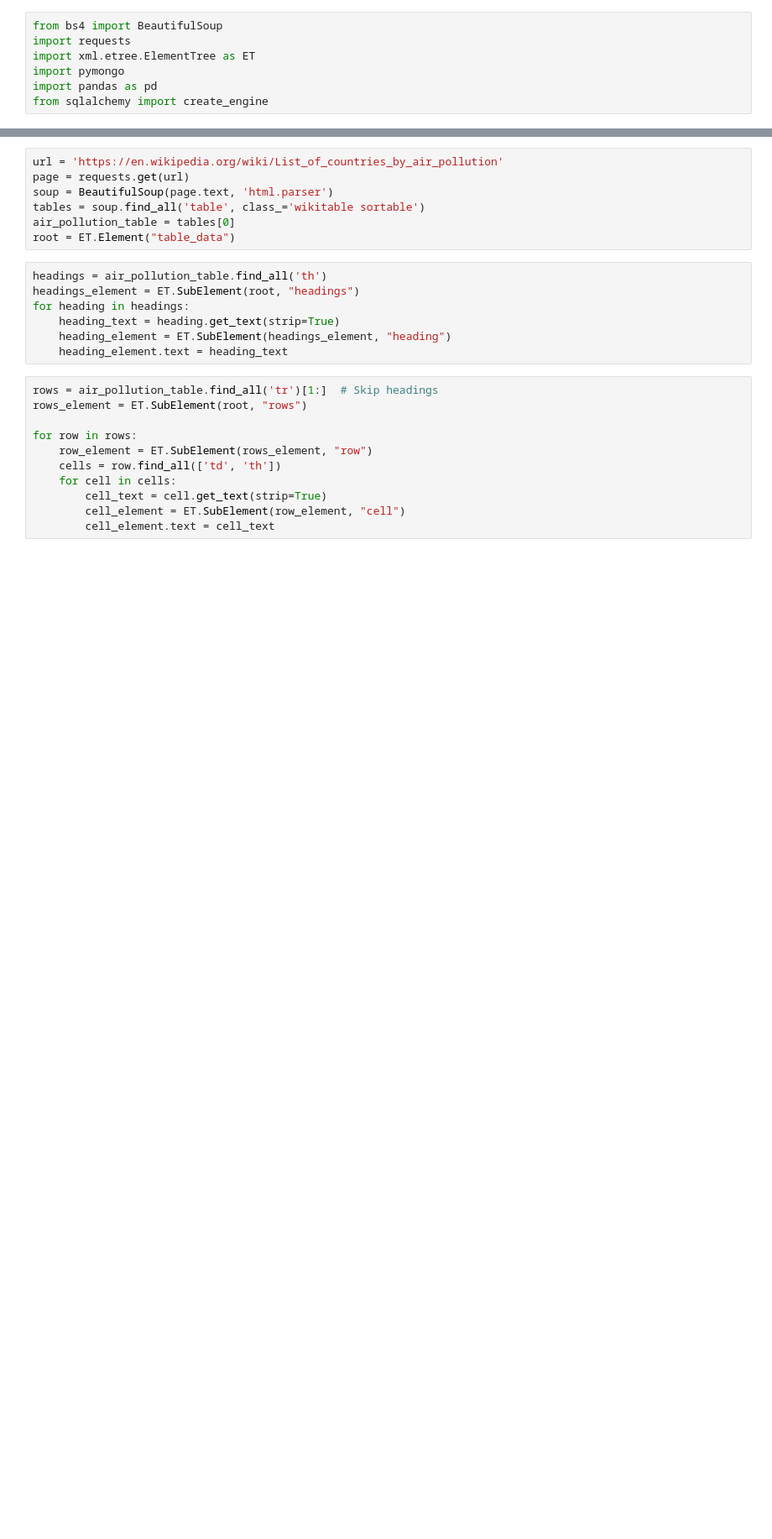
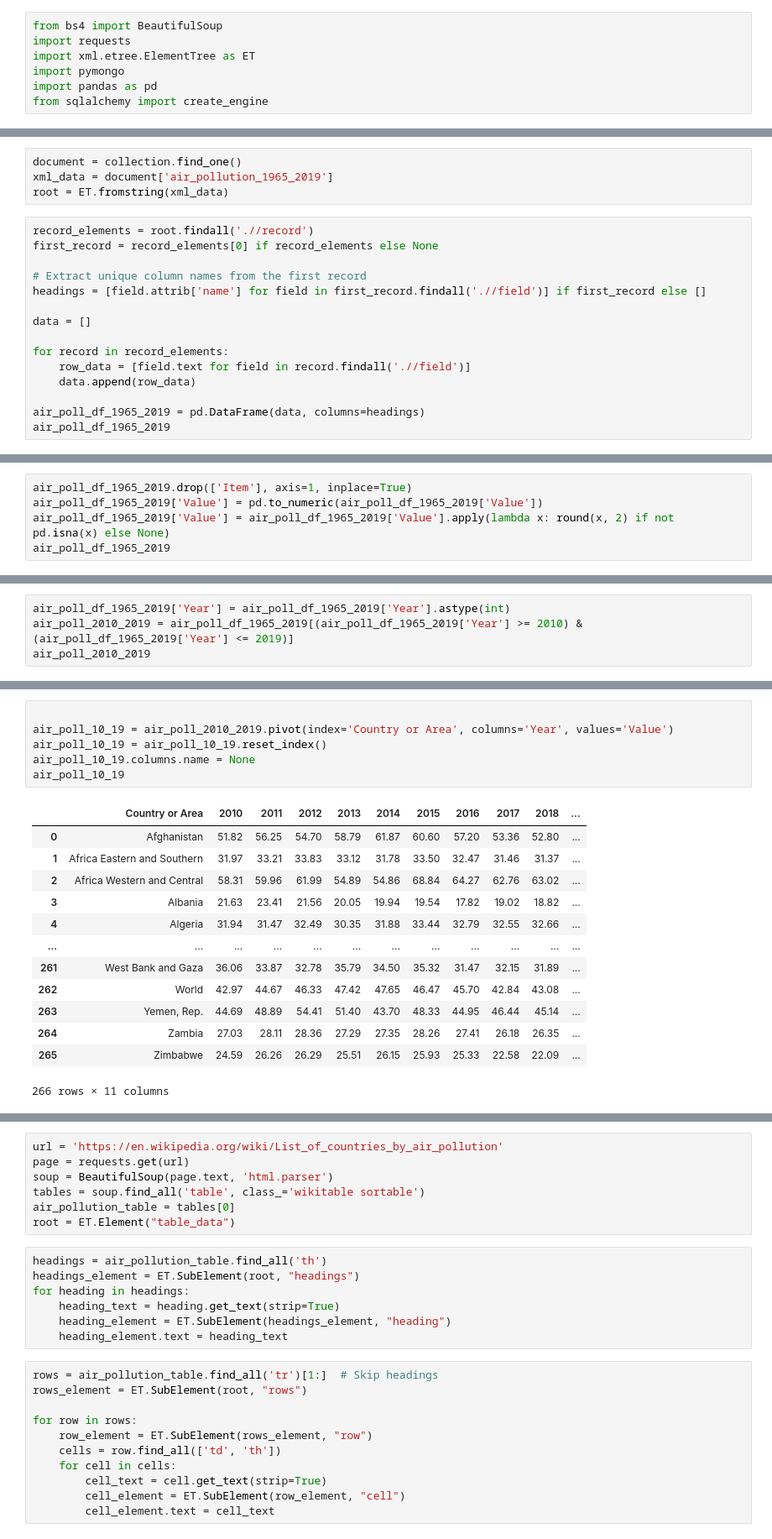
Before and after one commit to BrianRiera/CA_Database-Analytics, a Jupyter notebook: air_pollution..ipynb, the cells around one changed output, grey strips where cells are left out. Shown at 84% size. Saved outputs shown, nothing was run; the diff lists cells and outputs as text; blank space fills up the shorter version.

Commit message:
Xml file with more datapoints for air pollution

```diff
--- a/air_pollution..ipynb
+++ b/air_pollution..ipynb
@@ -7,0 +21,19 @@ from sqlalchemy import create_engine
+# %%
+document = collection.find_one()
+xml_data = document['air_pollution_1965_2019']
+root = ET.fromstring(xml_data)
+# %%
+record_elements = root.findall('.//record')
+first_record = record_elements[0] if record_elements else None
+
+# Extract unique column names from the first record
+headings = [field.attrib['name'] for field in first_record.findall('.//field')] if first_record else []
+
+data = []
+
+for record in record_elements:
+    row_data = [field.text for field in record.findall('.//field')]
+    data.append(row_data)
+
+air_poll_df_1965_2019 = pd.DataFrame(data, columns=headings)
+air_poll_df_1965_2019
@@ -7,0 +54,5 @@ from sqlalchemy import create_engine
+# %%
+air_poll_df_1965_2019.drop(['Item'], axis=1, inplace=True)
+air_poll_df_1965_2019['Value'] = pd.to_numeric(air_poll_df_1965_2019['Value'])
+air_poll_df_1965_2019['Value'] = air_poll_df_1965_2019['Value'].apply(lambda x: round(x, 2) if not pd.isna(x) else None)
+air_poll_df_1965_2019
@@ -7,0 +80,4 @@ from sqlalchemy import create_engine
+# %%
+air_poll_df_1965_2019['Year'] = air_poll_df_1965_2019['Year'].astype(int)
+air_poll_2010_2019 = air_poll_df_1965_2019[(air_poll_df_1965_2019['Year'] >= 2010) & (air_poll_df_1965_2019['Year'] <= 2019)]
+air_poll_2010_2019
@@ -7,0 +105,20 @@ from sqlalchemy import create_engine
+# %%
+
+air_poll_10_19 = air_poll_2010_2019.pivot(index='Country or Area', columns='Year', values='Value')
+air_poll_10_19 = air_poll_10_19.reset_index()
+air_poll_10_19.columns.name = None
+air_poll_10_19
+# %% [output]
+|  | Country or Area | 2010 | 2011 | 2012 | 2013 | 2014 | 2015 | 2016 | 2017 | 2018 | ... |
+| 0 | Afghanistan | 51.82 | 56.25 | 54.70 | 58.79 | 61.87 | 60.60 | 57.20 | 53.36 | 52.80 | ... |
+| 1 | Africa Eastern and Southern | 31.97 | 33.21 | 33.83 | 33.12 | 31.78 | 33.50 | 32.47 | 31.46 | 31.37 | ... |
+| 2 | Africa Western and Central | 58.31 | 59.96 | 61.99 | 54.89 | 54.86 | 68.84 | 64.27 | 62.76 | 63.02 | ... |
+| 3 | Albania | 21.63 | 23.41 | 21.56 | 20.05 | 19.94 | 19.54 | 17.82 | 19.02 | 18.82 | ... |
+| 4 | Algeria | 31.94 | 31.47 | 32.49 | 30.35 | 31.88 | 33.44 | 32.79 | 32.55 | 32.66 | ... |
+| ... | ... | ... | ... | ... | ... | ... | ... | ... | ... | ... | ... |
+| 261 | West Bank and Gaza | 36.06 | 33.87 | 32.78 | 35.79 | 34.50 | 35.32 | 31.47 | 32.15 | 31.89 | ... |
+| 262 | World | 42.97 | 44.67 | 46.33 | 47.42 | 47.65 | 46.47 | 45.70 | 42.84 | 43.08 | ... |
+| 263 | Yemen, Rep. | 44.69 | 48.89 | 54.41 | 51.40 | 43.70 | 48.33 | 44.95 | 46.44 | 45.14 | ... |
+| 264 | Zambia | 27.03 | 28.11 | 28.36 | 27.29 | 27.35 | 28.26 | 27.41 | 26.18 | 26.35 | ... |
+| 265 | Zimbabwe | 24.59 | 26.26 | 26.29 | 25.51 | 26.15 | 25.93 | 25.33 | 22.58 | 22.09 | ... |
+266 rows × 11 columns
```
Also changed, not shown: parts of 11 cells of this notebook, 4 other files.
